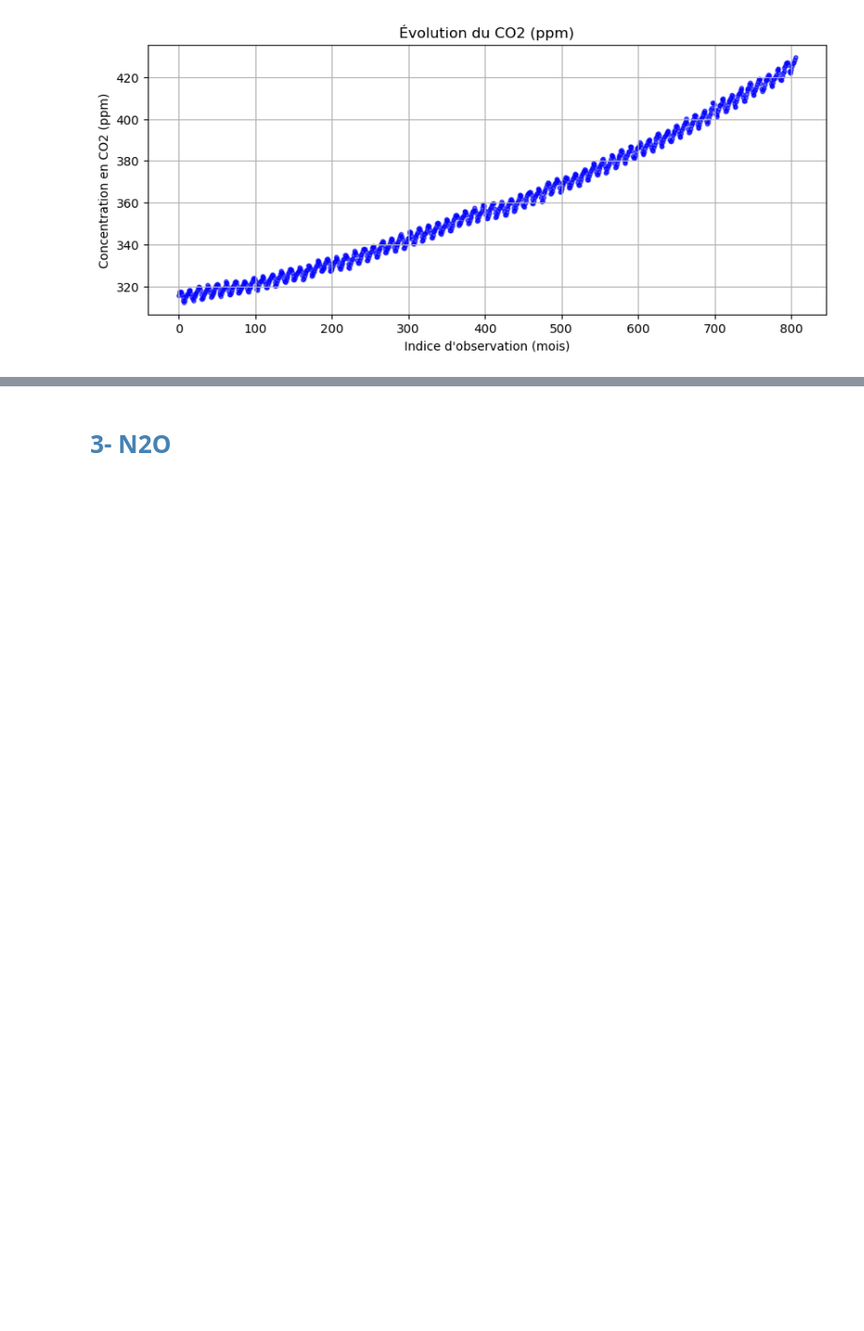
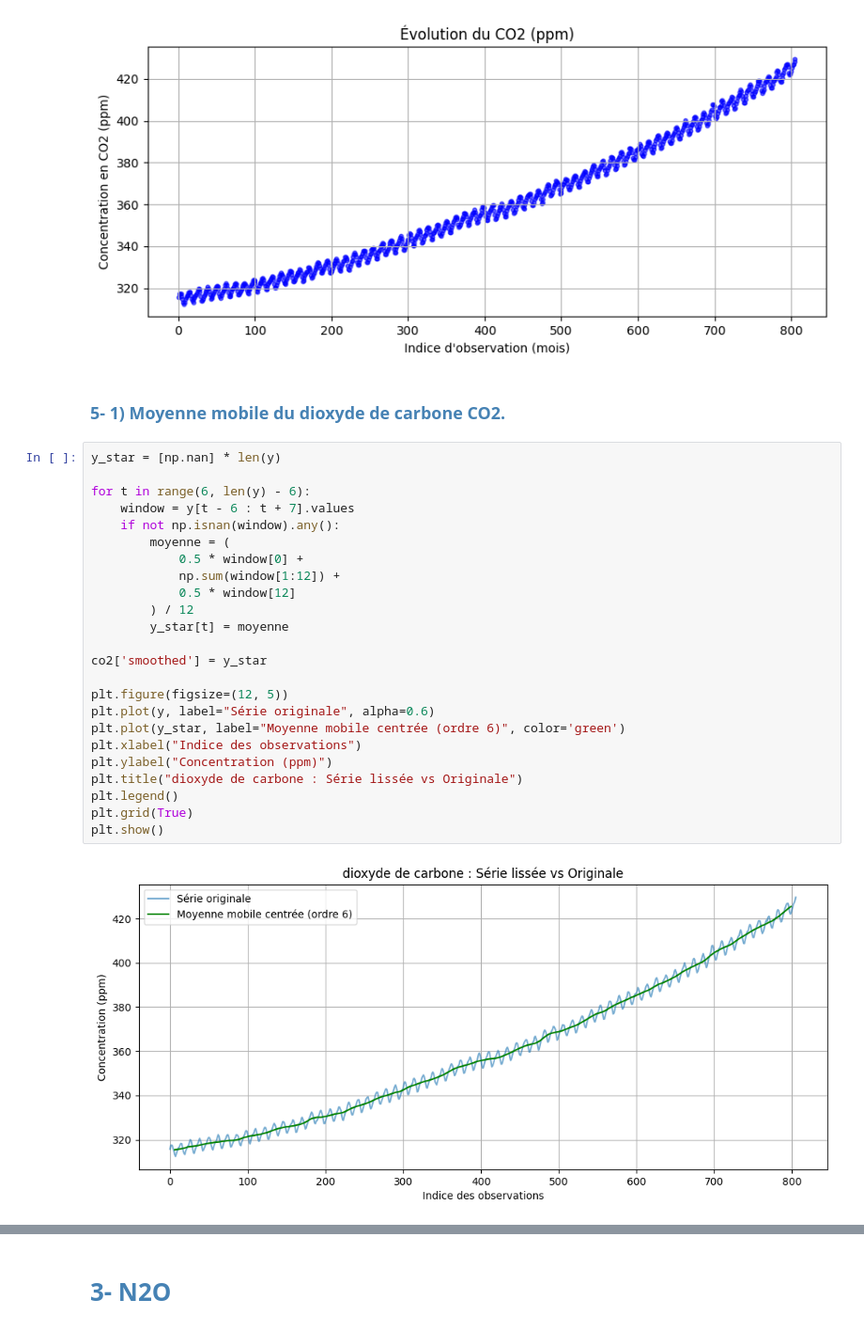
Before and after one commit to Panatik/ProjetStat, a Jupyter notebook: Untitled.ipynb, the cells around one changed output, grey strips where cells are left out. Shown at 94% size. Drawn from its saved outputs; the diff is of its cells as text; blank space fills up the shorter version.

Commit message:
question 5 pour dioxide de carbone

```diff
--- a/Untitled.ipynb
+++ b/Untitled.ipynb
@@ -533,3 +533,31 @@ plt.grid(True)
 plt.show()
 # %% [output]
 [figure]
+# %% [markdown]
+<h3 style = "color : #4682B4; font-weight:bold;">5- 1) Moyenne mobile du dioxyde de carbone CO2. </h3>
+# %%
+y_star = [np.nan] * len(y)
+
+for t in range(6, len(y) - 6):
+    window = y[t - 6 : t + 7].values
+    if not np.isnan(window).any():
+        moyenne = (
+            0.5 * window[0] +
+            np.sum(window[1:12]) +
+            0.5 * window[12]
+        ) / 12
+        y_star[t] = moyenne
+
+co2['smoothed'] = y_star
+
+plt.figure(figsize=(12, 5))
+plt.plot(y, label="Série originale", alpha=0.6)
+plt.plot(y_star, label="Moyenne mobile centrée (ordre 6)", color='green')
+plt.xlabel("Indice des observations")
+plt.ylabel("Concentration (ppm)")
+plt.title("dioxyde de carbone : Série lissée vs Originale")
+plt.legend()
+plt.grid(True)
+plt.show()
+# %% [output]
+[figure, added]
```
Also changed, not shown: parts of 24 cells of this notebook.
